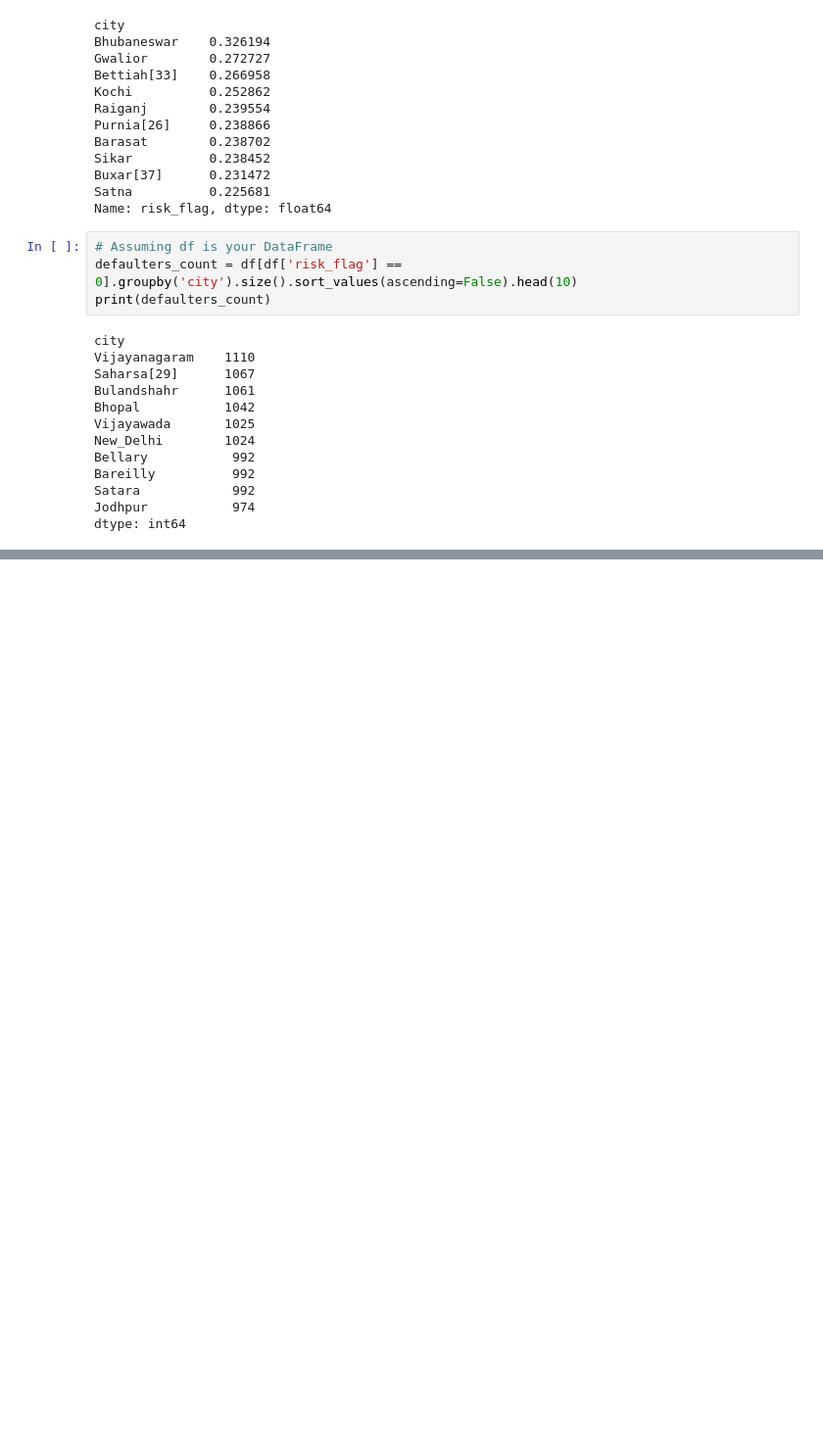
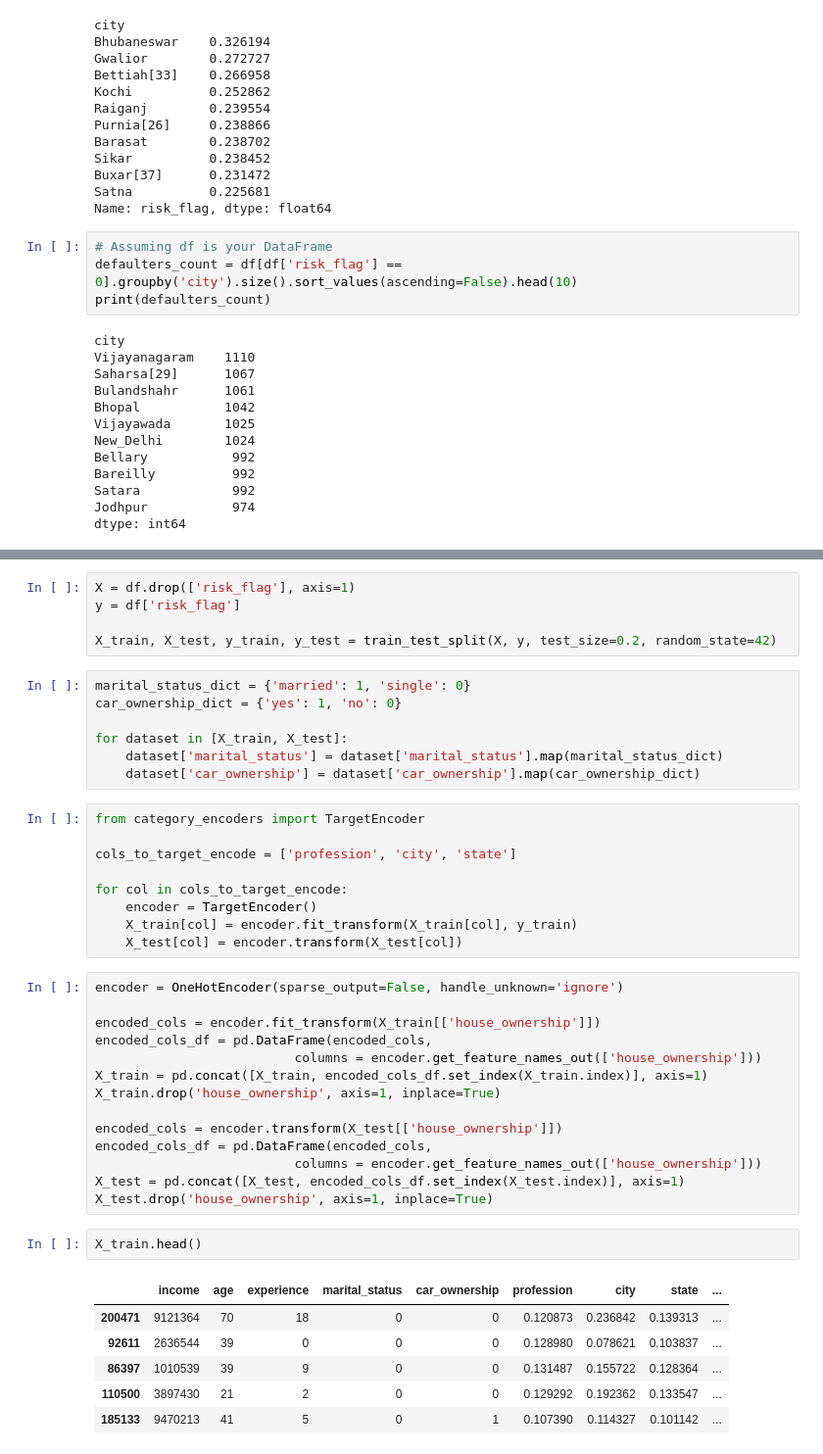
Before and after one commit to dhanu0709/2024_IA651_RSDJ_final_project, a Jupyter notebook: ml_pro.ipynb, the cells around one changed output, grey strips where cells are left out. Shown at 98% size. Drawn from its saved outputs; the diff is of its cells as text; blank space fills up the shorter version.

```diff
--- a/ml_pro.ipynb
+++ b/ml_pro.ipynb
@@ -239,0 +280,44 @@ dtype: int64
+# %%
+X = df.drop(['risk_flag'], axis=1)
+y = df['risk_flag']
+
+X_train, X_test, y_train, y_test = train_test_split(X, y, test_size=0.2, random_state=42)
+# %%
+marital_status_dict = {'married': 1, 'single': 0}
+car_ownership_dict = {'yes': 1, 'no': 0}
+
+for dataset in [X_train, X_test]:
+    dataset['marital_status'] = dataset['marital_status'].map(marital_status_dict)
+    dataset['car_ownership'] = dataset['car_ownership'].map(car_ownership_dict)
+# %%
+from category_encoders import TargetEncoder
+
+cols_to_target_encode = ['profession', 'city', 'state']
+
+for col in cols_to_target_encode:
+    encoder = TargetEncoder()
+    X_train[col] = encoder.fit_transform(X_train[col], y_train)
+    X_test[col] = encoder.transform(X_test[col])
+# %%
+encoder = OneHotEncoder(sparse_output=False, handle_unknown='ignore')
+
+encoded_cols = encoder.fit_transform(X_train[['house_ownership']])
+encoded_cols_df = pd.DataFrame(encoded_cols,
+                          columns = encoder.get_feature_names_out(['house_ownership']))
+X_train = pd.concat([X_train, encoded_cols_df.set_index(X_train.index)], axis=1)
+X_train.drop('house_ownership', axis=1, inplace=True)
+
+encoded_cols = encoder.transform(X_test[['house_ownership']])
+encoded_cols_df = pd.DataFrame(encoded_cols,
+                          columns = encoder.get_feature_names_out(['house_ownership']))
+X_test = pd.concat([X_test, encoded_cols_df.set_index(X_test.index)], axis=1)
+X_test.drop('house_ownership', axis=1, inplace=True)
+# %%
+X_train.head()
+# %% [output]
+|  | income | age | experience | marital_status | car_ownership | profession | city | state | ... |
+| 200471 | 9121364 | 70 | 18 | 0 | 0 | 0.120873 | 0.236842 | 0.139313 | ... |
+| 92611 | 2636544 | 39 | 0 | 0 | 0 | 0.128980 | 0.078621 | 0.103837 | ... |
+| 86397 | 1010539 | 39 | 9 | 0 | 0 | 0.131487 | 0.155722 | 0.128364 | ... |
+| 110500 | 3897430 | 21 | 2 | 0 | 0 | 0.129292 | 0.192362 | 0.133547 | ... |
+| 185133 | 9470213 | 41 | 5 | 0 | 1 | 0.107390 | 0.114327 | 0.101142 | ... |
```
Also changed, not shown: parts of 36 cells of this notebook.
